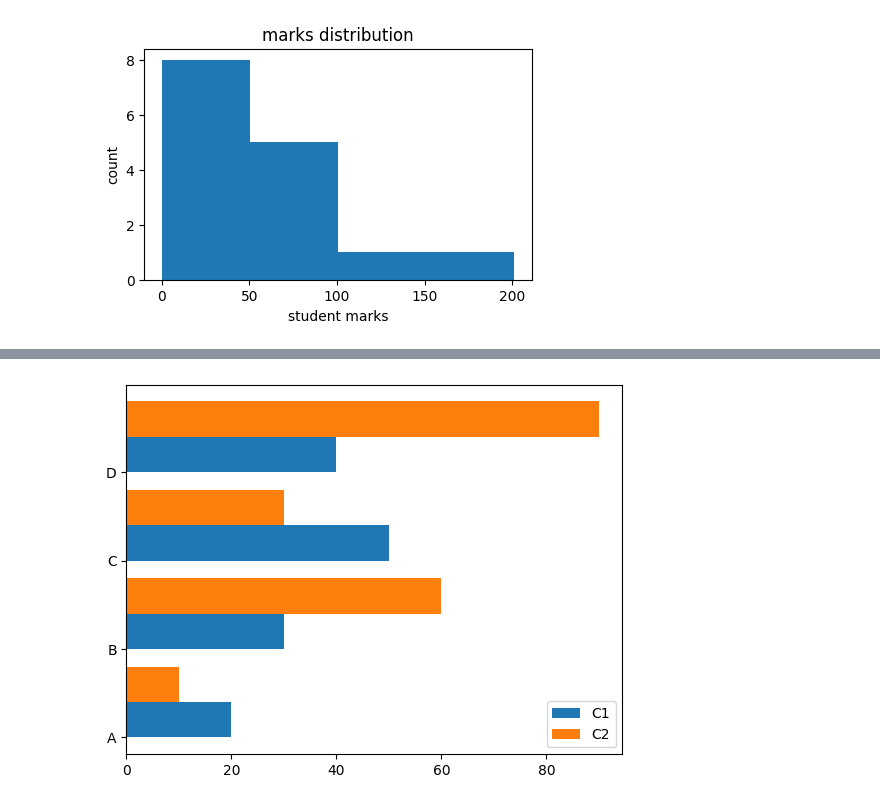
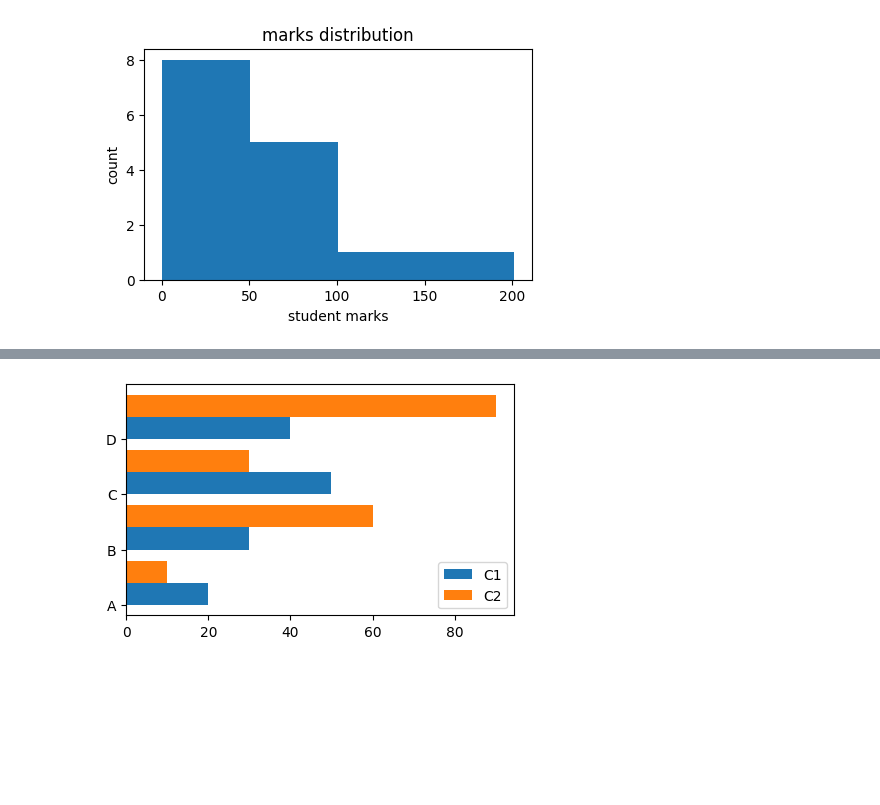
Before and after one commit to SAKSHISAAHU/Data_Analytics, a Jupyter notebook: 8.data_visulization/1.matplotlib.ipynb, the cells around one changed output, grey strips where cells are left out. Cells and saved outputs as stored; diff of their text form; code cells hidden in the pictures; blank space fills up the shorter version.

```diff
--- a/8.data_visulization/1.matplotlib.ipynb
+++ b/8.data_visulization/1.matplotlib.ipynb
@@ -92,8 +344,9 @@ plt.show()
 # %%
+plt.figure(figsize=(5,3))
 plt.barh([0,1,2,3],[20,30,50,40],height=0.4,align='edge',label='C1')
 plt.barh([0.4,1.4,2.4,3.4],[10,60,30,90],height=0.4,align='edge',label='C2')
 plt.yticks([0,1,2,3],['A','B','C','D'])
 plt.legend()
 plt.show()
 # %% [output]
-[figure, old version]
+[figure, new version]
```
Also changed, not shown: parts of 34 cells of this notebook.
